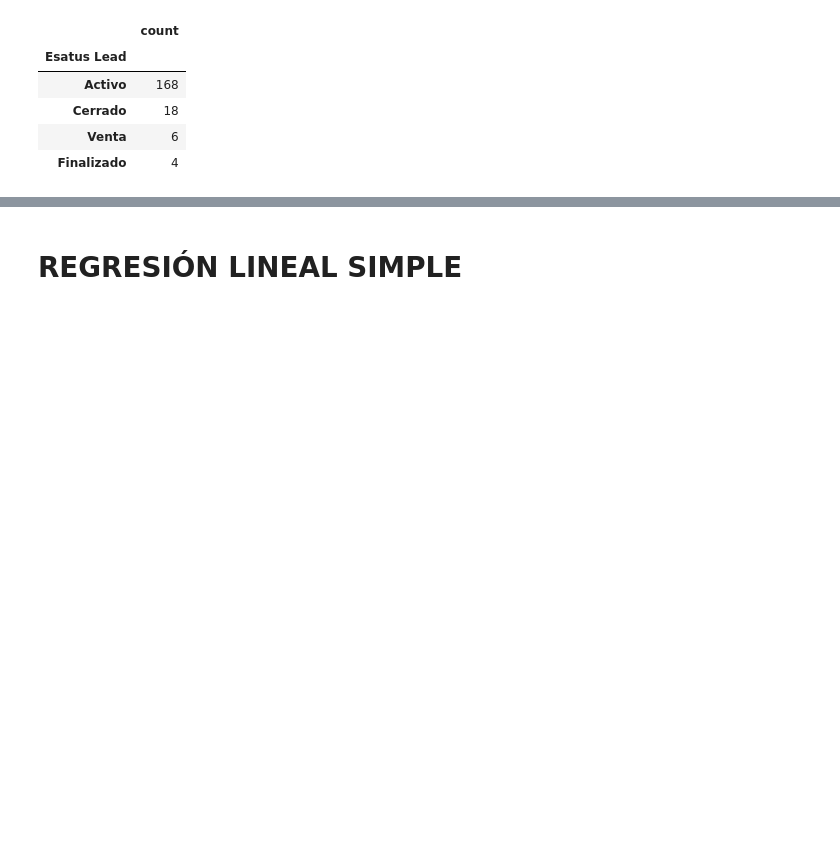
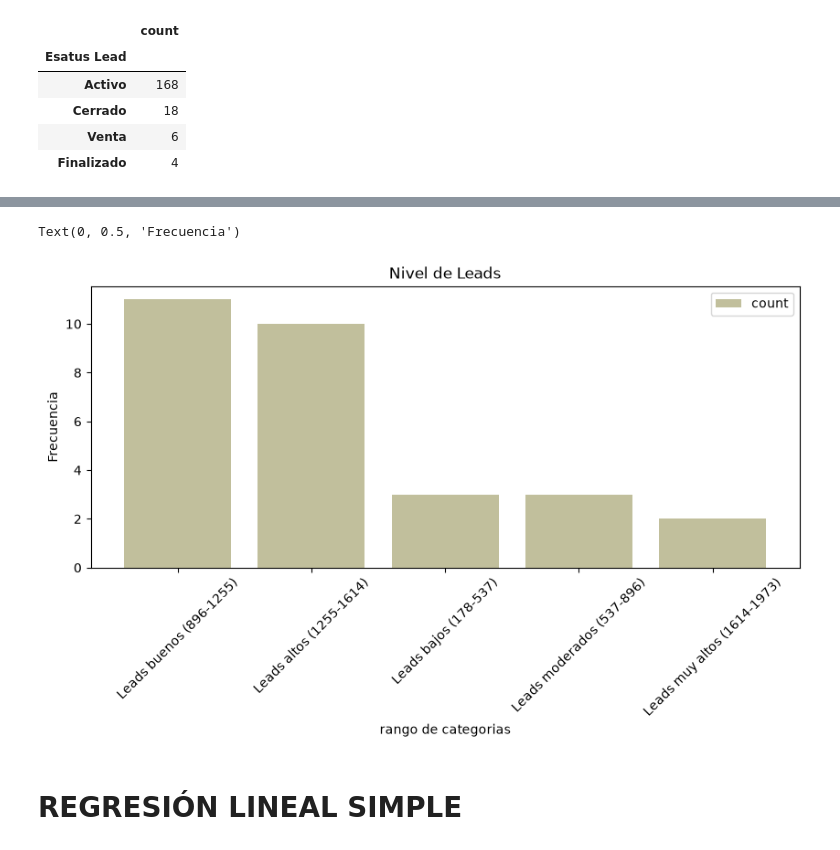
Before and after one commit to Andyr3516/Evidencia, a Jupyter notebook: evidencia_I_A01738223.ipynb, the cells around one changed output, grey strips where cells are left out. Saved outputs shown, nothing was run; the diff lists cells and outputs as text; code cells hidden in the pictures; blank space fills up the shorter version.

```diff
--- a/evidencia_I_A01738223.ipynb
+++ b/evidencia_I_A01738223.ipynb
@@ -585,0 +749,8 @@ Filtro2_index.plot(kind='area', figsize=(10,4),alpha = 1, color= "#BCDE99", titl
+# %%
+# Creamos las categorías
+categorias = ["Leads bajos (178-537)", "Leads moderados (537-896)", "Leads buenos (896-1255)",
+              "Leads altos (1255-1614)", "Leads muy altos (1614-1973)"]
+# %%
+# Finalmente creamos las categorías en la columna numérica
+br['Leads']=pd.cut(x= br['Leads'], bins=intervalos, labels= categorias)
+br['Leads']
@@ -585,0 +775,4 @@ Filtro2_index.plot(kind='area', figsize=(10,4),alpha = 1, color= "#BCDE99", titl
+# %%
+# Obtengo un análisis univariado de las variables categóricas
+Tabla_freq = br['Leads'].value_counts().reset_index()
+Tabla_freq
@@ -585,0 +786,4 @@ Filtro2_index.plot(kind='area', figsize=(10,4),alpha = 1, color= "#BCDE99", titl
+# %%
+# Ajusto el indice de mi dataframe
+Tabla_freq_i = Tabla_freq.set_index('Leads')
+Tabla_freq_i
@@ -586,3 +798,12 @@ Filtro2_index.plot(kind='area', figsize=(10,4),alpha = 1, color= "#BCDE99", titl
+# %%
+# Realizamos grafico de barras del dataframe filtrado
+Tabla_freq_i.plot(kind = 'bar', width=0.8, figsize=(10,4), color= "#C1BF9C", rot=45)
+plt.title('Nivel de Leads')
+plt.xlabel('rango de categorias')
+plt.ylabel('Frecuencia')
+# %% [output]
+Text(0, 0.5, 'Frecuencia')
+[figure, added]
 # %% [markdown]
 # **REGRESIÓN LINEAL SIMPLE**
 # %% [markdown]
```
Also changed, not shown: parts of 26 cells of this notebook.
